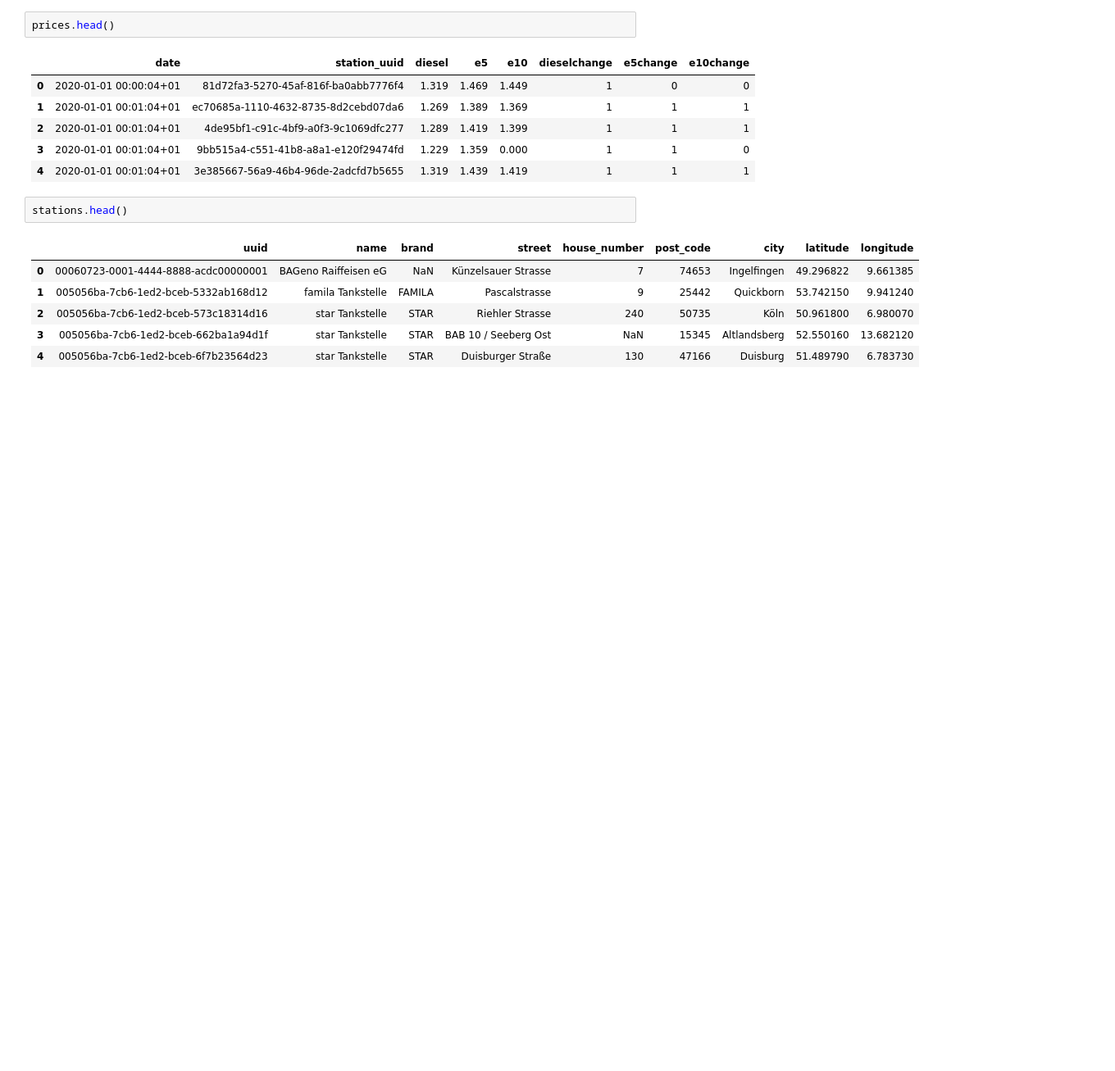
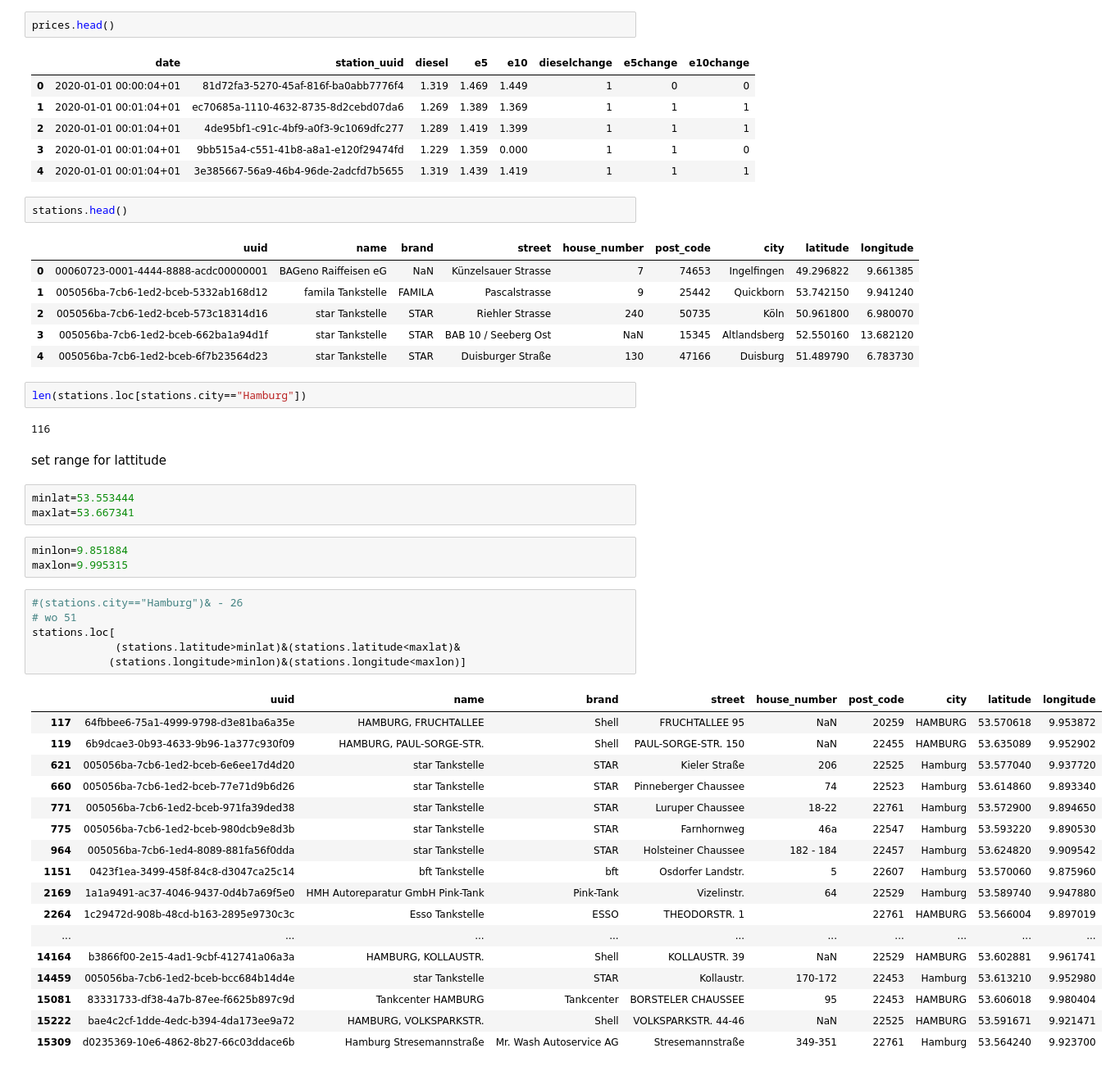
Before and after one commit to grevtsovkirill/GasAnalysis, a Jupyter notebook: GasAnalysis.ipynb, the cells around one changed output. Shown: that part at 82% size. Cells and saved outputs as stored; diff of their text form; blank space fills up the shorter version.

Commit message:
filter stations by geographical constraints

```diff
--- a/GasAnalysis.ipynb
+++ b/GasAnalysis.ipynb
@@ -25,3 +25,39 @@ stations.head()
 | 2 | 005056ba-7cb6-1ed2-bceb-573c18314d16 | star Tankstelle | STAR | Riehler Strasse | 240 | 50735 | Köln | 50.961800 | 6.980070 |
 | 3 | 005056ba-7cb6-1ed2-bceb-662ba1a94d1f | star Tankstelle | STAR | BAB 10 / Seeberg Ost | NaN | 15345 | Altlandsberg | 52.550160 | 13.682120 |
 | 4 | 005056ba-7cb6-1ed2-bceb-6f7b23564d23 | star Tankstelle | STAR | Duisburger Straße | 130 | 47166 | Duisburg | 51.489790 | 6.783730 |
+# %%
+len(stations.loc[stations.city=="Hamburg"])
+# %% [output]
+116
+# %% [markdown]
+set range for lattitude
+# %%
+minlat=53.553444
+maxlat=53.667341
+# %%
+minlon=9.851884
+maxlon=9.995315
+# %%
+#(stations.city=="Hamburg")& - 26
+# wo 51
+stations.loc[
+             (stations.latitude>minlat)&(stations.latitude<maxlat)&
+            (stations.longitude>minlon)&(stations.longitude<maxlon)]
+# %% [output]
+|  | uuid | name | brand | street | house_number | post_code | city | latitude | longitude |
+| 117 | 64fbbee6-75a1-4999-9798-d3e81ba6a35e | HAMBURG, FRUCHTALLEE | Shell | FRUCHTALLEE 95 | NaN | 20259 | HAMBURG | 53.570618 | 9.953872 |
+| 119 | 6b9dcae3-0b93-4633-9b96-1a377c930f09 | HAMBURG, PAUL-SORGE-STR. | Shell | PAUL-SORGE-STR. 150 | NaN | 22455 | HAMBURG | 53.635089 | 9.952902 |
+| 621 | 005056ba-7cb6-1ed2-bceb-6e6ee17d4d20 | star Tankstelle | STAR | Kieler Straße | 206 | 22525 | Hamburg | 53.577040 | 9.937720 |
+| 660 | 005056ba-7cb6-1ed2-bceb-77e71d9b6d26 | star Tankstelle | STAR | Pinneberger Chaussee | 74 | 22523 | Hamburg | 53.614860 | 9.893340 |
+| 771 | 005056ba-7cb6-1ed2-bceb-971fa39ded38 | star Tankstelle | STAR | Luruper Chaussee | 18-22 | 22761 | Hamburg | 53.572900 | 9.894650 |
+| 775 | 005056ba-7cb6-1ed2-bceb-980dcb9e8d3b | star Tankstelle | STAR | Farnhornweg | 46a | 22547 | Hamburg | 53.593220 | 9.890530 |
+| 964 | 005056ba-7cb6-1ed4-8089-881fa56f0dda | star Tankstelle | STAR | Holsteiner Chaussee | 182 - 184 | 22457 | Hamburg | 53.624820 | 9.909542 |
+| 1151 | 0423f1ea-3499-458f-84c8-d3047ca25c14 | bft Tankstelle | bft | Osdorfer Landstr. | 5 | 22607 | Hamburg | 53.570060 | 9.875960 |
+| 2169 | 1a1a9491-ac37-4046-9437-0d4b7a69f5e0 | HMH Autoreparatur GmbH Pink-Tank | Pink-Tank | Vizelinstr. | 64 | 22529 | Hamburg | 53.589740 | 9.947880 |
+| 2264 | 1c29472d-908b-48cd-b163-2895e9730c3c | Esso Tankstelle | ESSO | THEODORSTR. 1 |  | 22761 | HAMBURG | 53.566004 | 9.897019 |
+| ... | ... | ... | ... | ... | ... | ... | ... | ... | ... |
+| 14164 | b3866f00-2e15-4ad1-9cbf-412741a06a3a | HAMBURG, KOLLAUSTR. | Shell | KOLLAUSTR. 39 | NaN | 22529 | HAMBURG | 53.602881 | 9.961741 |
+| 14459 | 005056ba-7cb6-1ed2-bceb-bcc684b14d4e | star Tankstelle | STAR | Kollaustr. | 170-172 | 22453 | Hamburg | 53.613210 | 9.952980 |
+| 15081 | 83331733-df38-4a7b-87ee-f6625b897c9d | Tankcenter HAMBURG | Tankcenter | BORSTELER CHAUSSEE | 95 | 22453 | HAMBURG | 53.606018 | 9.980404 |
+| 15222 | bae4c2cf-1dde-4edc-b394-4da173ee9a72 | HAMBURG, VOLKSPARKSTR. | Shell | VOLKSPARKSTR. 44-46 | NaN | 22525 | HAMBURG | 53.591671 | 9.921471 |
+| 15309 | d0235369-10e6-4862-8b27-66c03ddace6b | Hamburg Stresemannstraße | Mr. Wash Autoservice AG | Stresemannstraße | 349-351 | 22761 | Hamburg | 53.564240 | 9.923700 |
```
